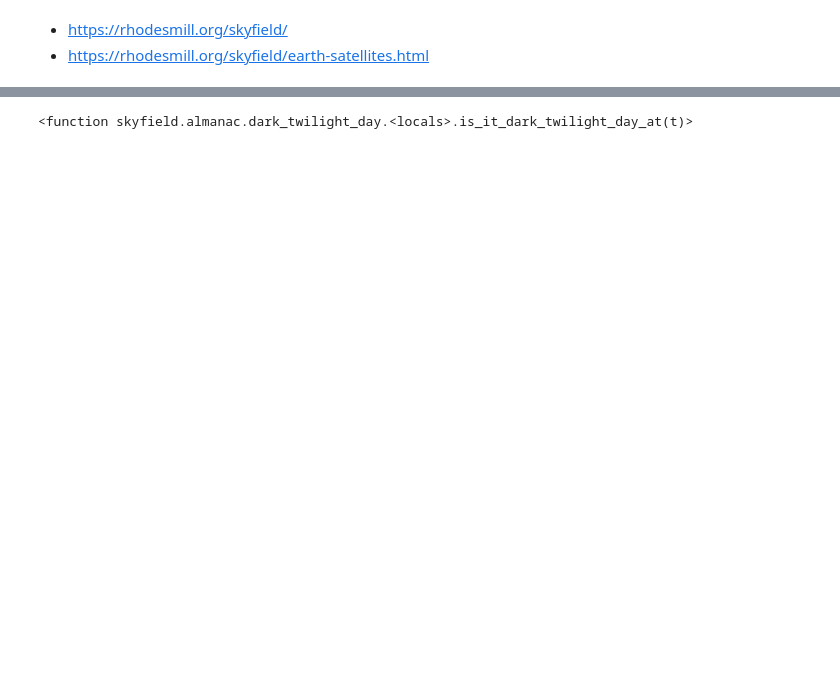
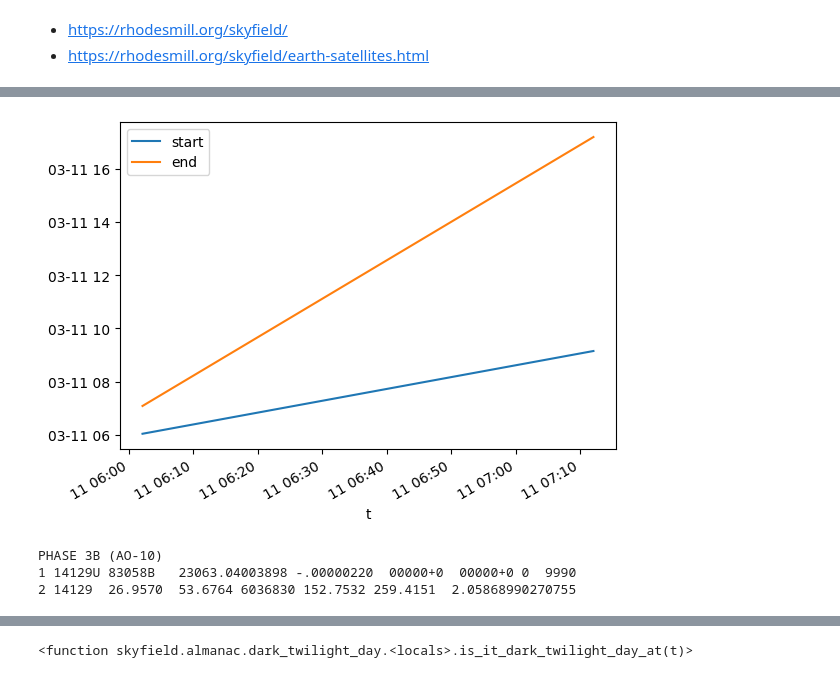
Before and after one commit to stewi2/skytrack, a Jupyter notebook: notebooks/ephem.ipynb, the cells around one changed output, grey strips where cells are left out. Drawn from its saved outputs; the diff is of its cells as text; code cells hidden in the pictures; blank space fills up the shorter version.

```diff
--- a/notebooks/ephem.ipynb
+++ b/notebooks/ephem.ipynb
@@ -112,0 +121,8 @@ data
+# %%
+import predict
+
+tle = """0 LEMUR 1
+1 40044U 14033AL  15013.74135905  .00002013  00000-0  31503-3 0  6119
+2 40044 097.9584 269.2923 0059425 258.2447 101.2095 14.72707190 30443"""
+qth = (raleigh.latitude.degrees, -raleigh.longitude.degrees, 0) # lat (N), long (W), alt (meters)
+predict.observe(tle, qth) # optional time argument defaults to time.time()
@@ -112,0 +147,8 @@ data
+# %%
+from itertools import zip_longest
+
+tles = []
+
+with open(".data/stations.txt", "r") as f:
+    for tle in zip_longest(*[f] * 3):
+        tles.append("".join(tle))
@@ -112,0 +163,26 @@ data
+# %%
+for tle in tles:
+    if 'PHASE 3B (AO-10)' in tle:
+        break
+
+rows = []
+
+for offset in range(0, 7201, 70*60):
+    t = datetime.fromisoformat('2023-03-11 06:02:05.135715').timestamp() + offset
+
+    transit = predict.quick_predict(tle, t, qth)
+    rows.append({
+        't': datetime.fromtimestamp(t),
+        'start': datetime.fromtimestamp(transit[0]['epoch']),
+        'end': datetime.fromtimestamp(transit[-1]['epoch'])
+    })
+
+pd.DataFrame.from_records(rows).set_index('t').plot();
+# %% [output]
+[figure, added]
+# %%
+print(tle)
+# %% [output]
+PHASE 3B (AO-10)
+1 14129U 83058B   23063.04003898 -.00000220  00000+0  00000+0 0  9990
+2 14129  26.9570  53.6764 6036830 152.7532 259.4151  2.05868990270755
```
Also changed, not shown: parts of 16 cells of this notebook, 13 other files.
